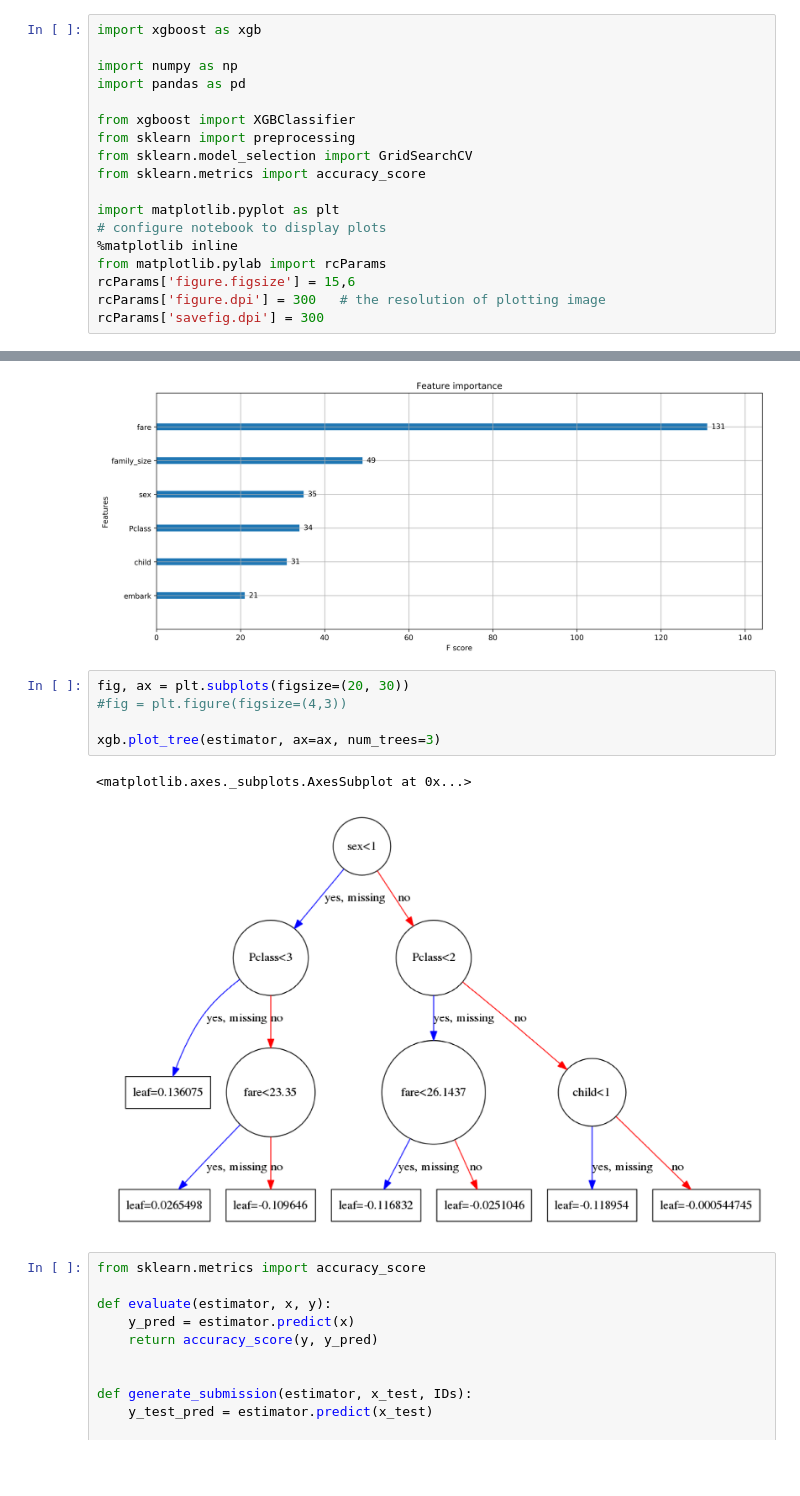
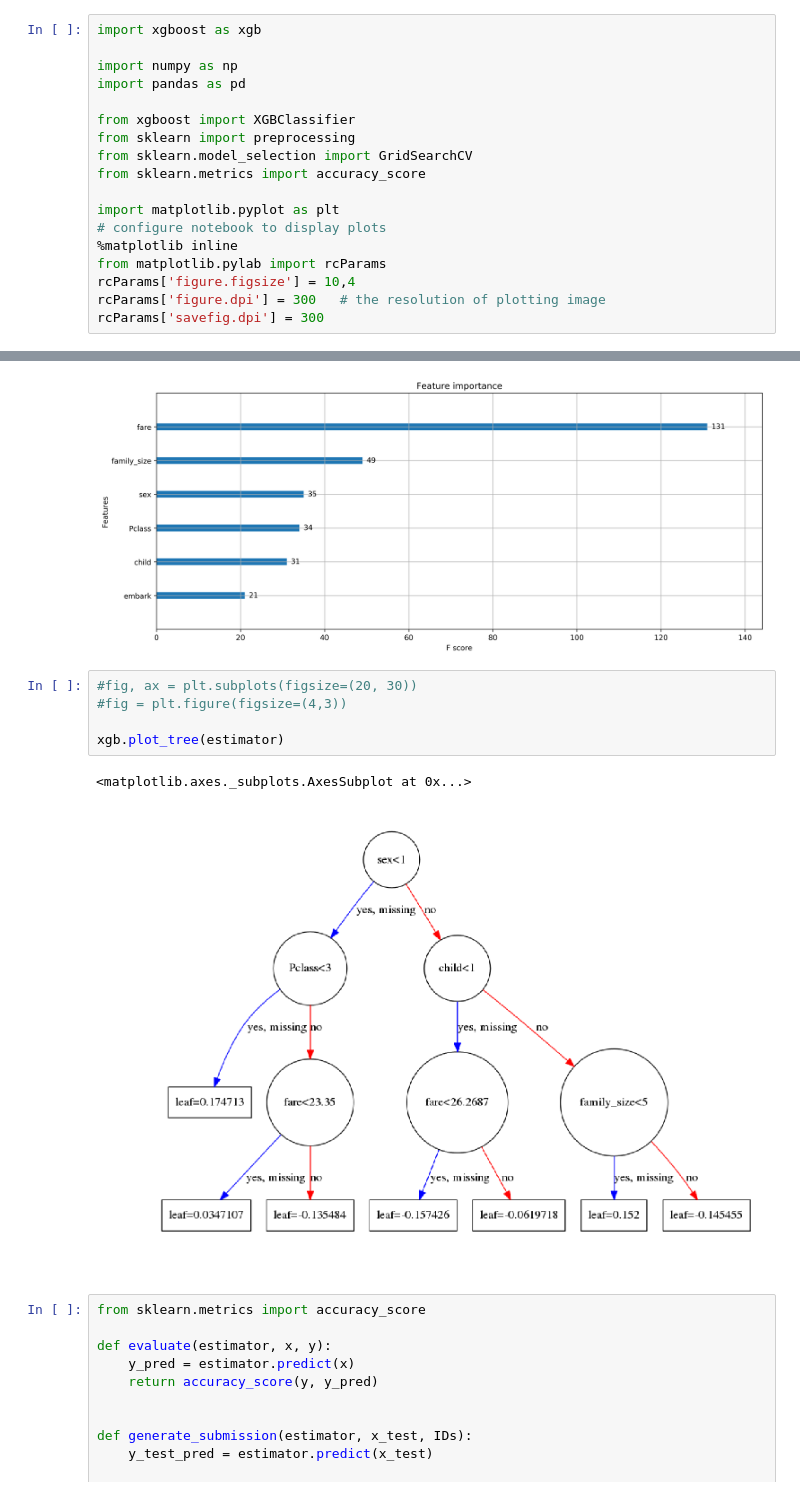
Before and after one commit to liaison/python, a Jupyter notebook: titanic/xgboost.ipynb, the cells around one changed output, grey strips where cells are left out. Saved outputs shown, nothing was run; the diff lists cells and outputs as text; blank space fills up the shorter version.

```diff
--- a/titanic/xgboost.ipynb
+++ b/titanic/xgboost.ipynb
@@ -18,7 +18,7 @@ import matplotlib.pyplot as plt
 # configure notebook to display plots
 %matplotlib inline
 from matplotlib.pylab import rcParams
-rcParams['figure.figsize'] = 15,6
+rcParams['figure.figsize'] = 10,4
 rcParams['figure.dpi'] = 300   # the resolution of plotting image
 rcParams['savefig.dpi'] = 300
 # %%
@@ -166,13 +166,13 @@ _ = xgb.plot_importance(estimator)
 train accuracy: 0.842873176207
 [figure]
 # %%
-fig, ax = plt.subplots(figsize=(20, 30))
+#fig, ax = plt.subplots(figsize=(20, 30))
 #fig = plt.figure(figsize=(4,3))
 
-xgb.plot_tree(estimator, ax=ax, num_trees=3)
+xgb.plot_tree(estimator)
 # %% [output]
 <matplotlib.axes._subplots.AxesSubplot at 0x...>
-[figure, old version]
+[figure, new version]
 # %%
 from sklearn.metrics import accuracy_score
 
```
Also changed, not shown: 2 other files.
